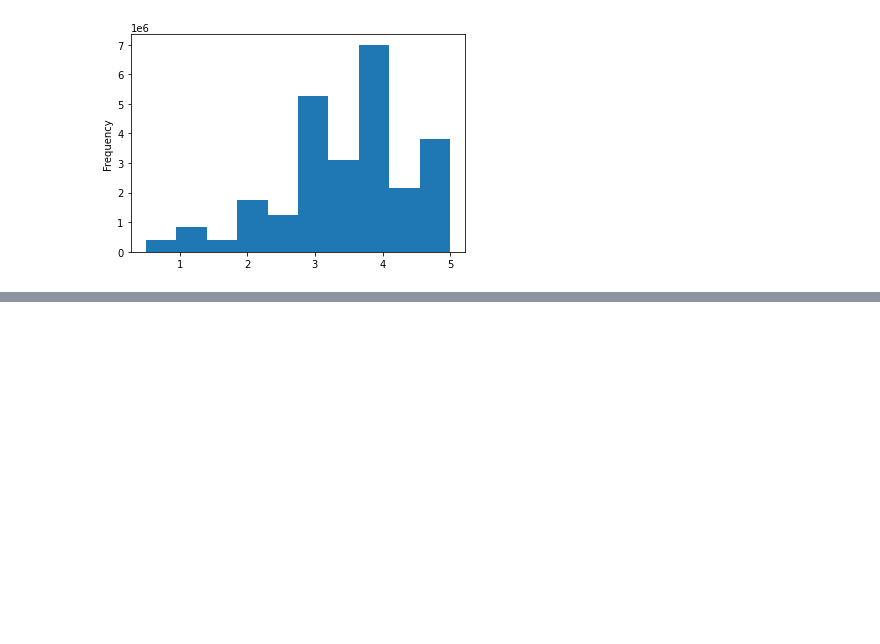
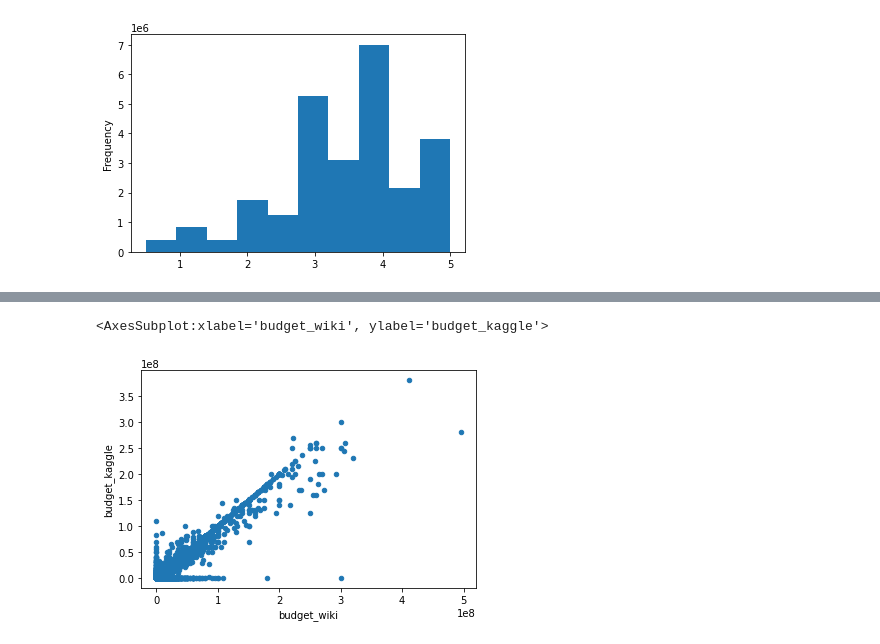
Before and after one commit to mshedlosky/Movies-ETL, a Jupyter notebook: Wikipedia Movies JSON.ipynb, the cells around one changed output, grey strips where cells are left out. Drawn from its saved outputs; the diff is of its cells as text; code cells hidden in the pictures; blank space fills up the shorter version.

```diff
--- a/Wikipedia Movies JSON.ipynb
+++ b/Wikipedia Movies JSON.ipynb
@@ -873,0 +927,7 @@ Name: rating, dtype: float64
+# %%
+#look at budget using scatterplot since both are numberic
+# wiki has more outliers. Kaggle has lots of movies with no data with wiki having data
+movies_df.fillna(0).plot(x='budget_wiki',y='budget_kaggle', kind='scatter')
+# %% [output]
+<AxesSubplot:xlabel='budget_wiki', ylabel='budget_kaggle'>
+[figure, added]
```
Also changed, not shown: parts of 23 cells of this notebook.
